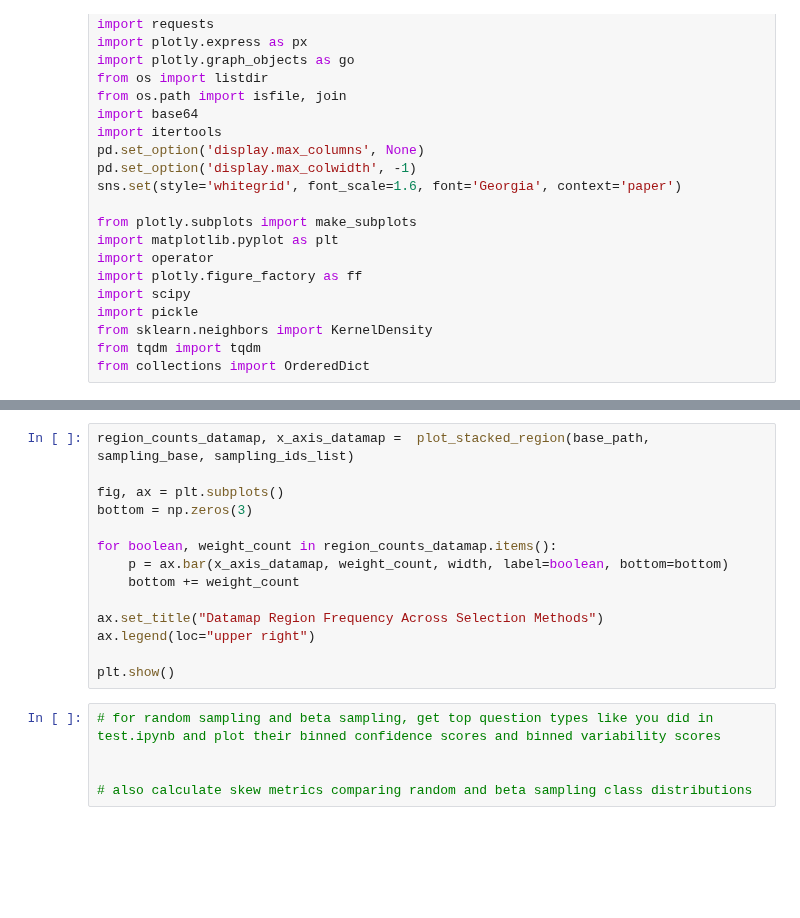
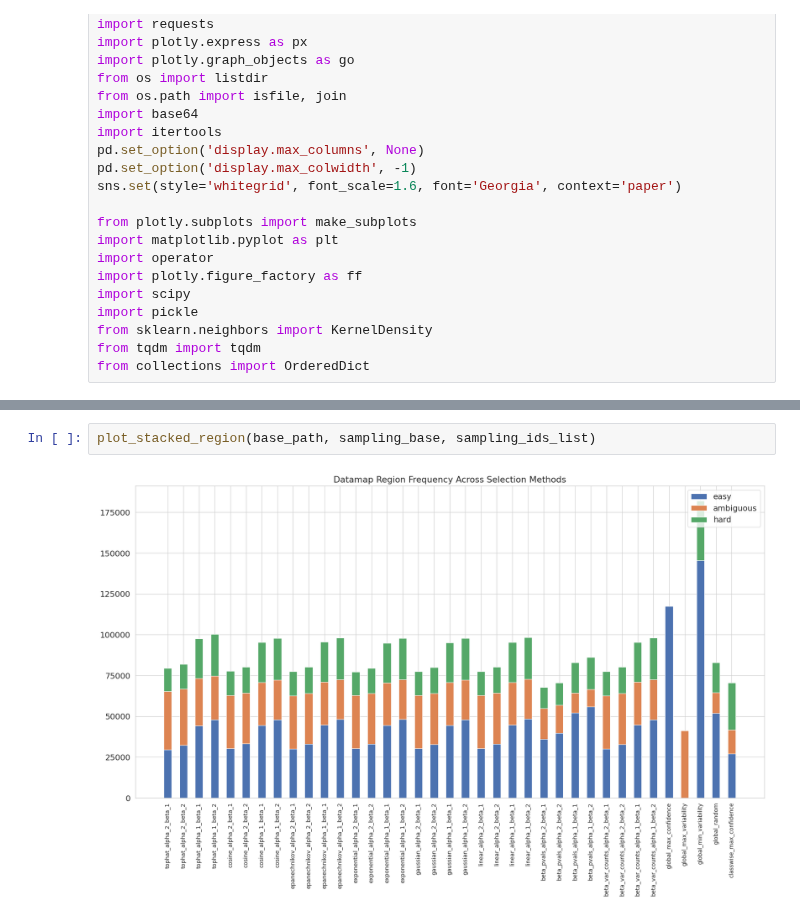
Before and after one commit to jr4fs/vl-pretraining, a Jupyter notebook: src/dataset_selection/sampling/random_sampling_investigation.ipynb, the cells around one changed output, grey strips where cells are left out. Cells and saved outputs as stored; diff of their text form; blank space fills up the shorter version.

Commit message:
sampling approaches

```diff
--- a/src/dataset_selection/sampling/random_sampling_investigation.ipynb
+++ b/src/dataset_selection/sampling/random_sampling_investigation.ipynb
@@ -211,19 +256,4 @@ Error:
-# %%
-region_counts_datamap, x_axis_datamap =  plot_stacked_region(base_path, sampling_base, sampling_ids_list)
-
-fig, ax = plt.subplots()
-bottom = np.zeros(3)
-
-for boolean, weight_count in region_counts_datamap.items():
-    p = ax.bar(x_axis_datamap, weight_count, width, label=boolean, bottom=bottom)
-    bottom += weight_count
-
-ax.set_title("Datamap Region Frequency Across Selection Methods")
-ax.legend(loc="upper right")
-
-plt.show()
-# %%
-# for random sampling and beta sampling, get top question types like you did in test.ipynb and plot their binned confidence scores and binned variability scores
-
-
-# also calculate skew metrics comparing random and beta sampling class distributions
+# %%
+plot_stacked_region(base_path, sampling_base, sampling_ids_list)
+# %% [output]
+[figure, added]
```
Also changed, not shown: parts of 13 cells of this notebook.
